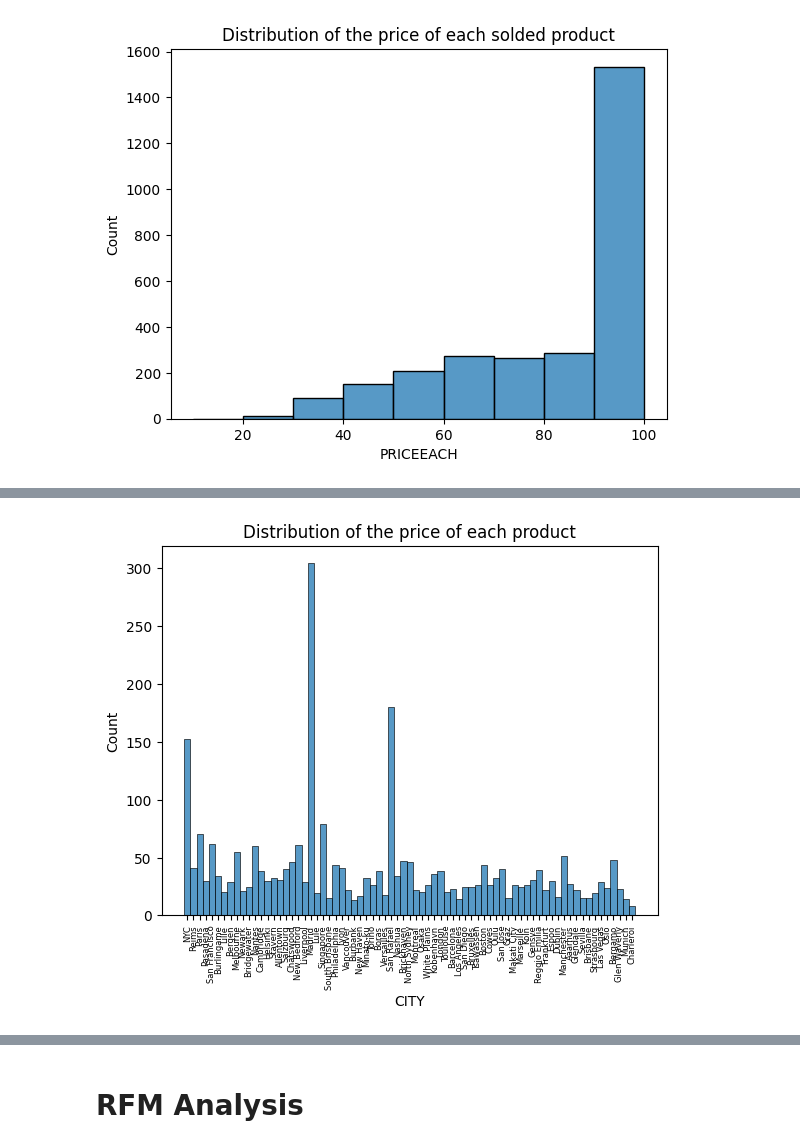
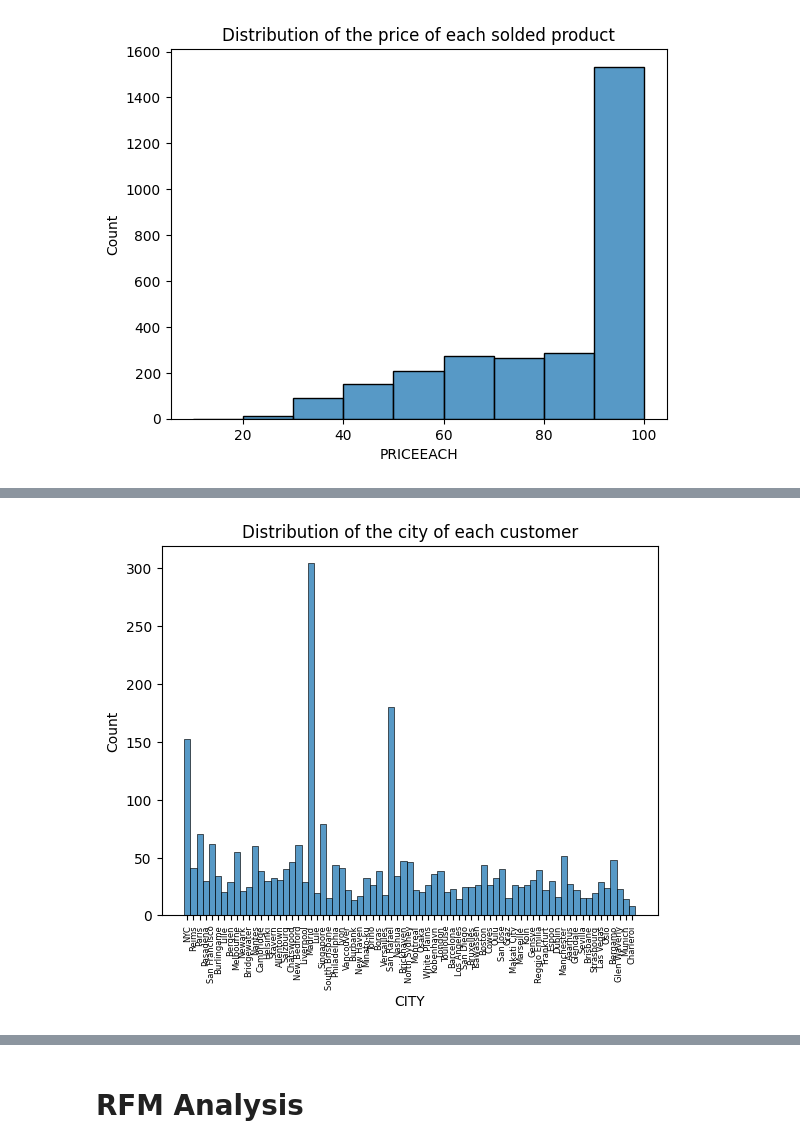
Before and after one commit to cgn00/Customer_Segmentation, a Jupyter notebook: customer_segmentation.ipynb, the cells around one changed output, grey strips where cells are left out. Cells and saved outputs as stored; diff of their text form; code cells hidden in the pictures.

```diff
--- a/customer_segmentation.ipynb
+++ b/customer_segmentation.ipynb
@@ -67,8 +74,8 @@ Text(0.5, 1.0, 'Distribution of the DEALSIZE')
 # %%
 sns.histplot(data=data, x="CITY")
-plt.title("Distribution of the price of each product")
+plt.title("Distribution of the city of each customer")
 plt.xticks(rotation=90, fontsize=6)
 plt.show()
 # %% [output]
-[figure, old version]
+[figure, new version]
 # %% [markdown]
```
Also changed, not shown: parts of 11 cells of this notebook.
